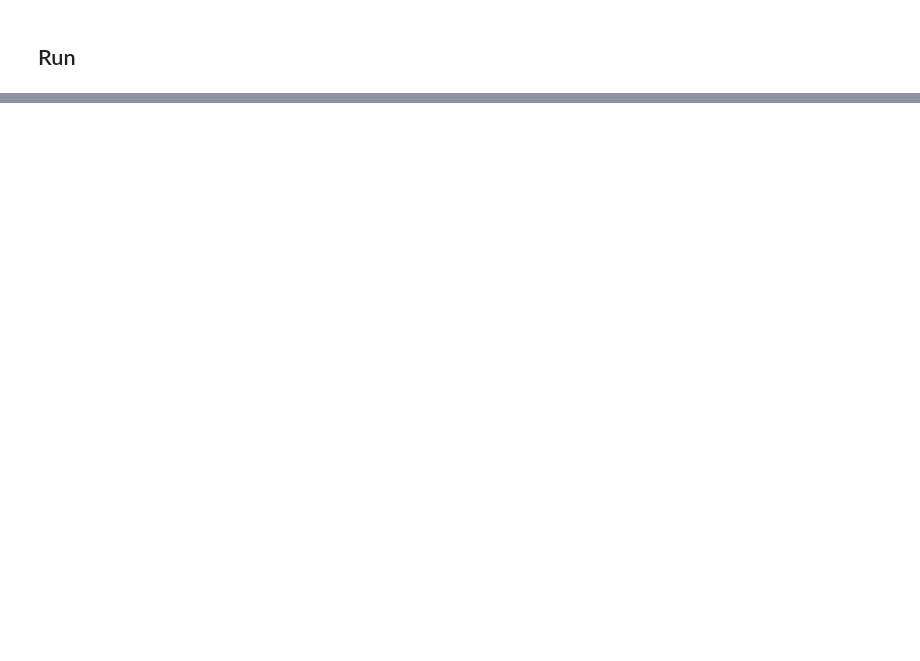
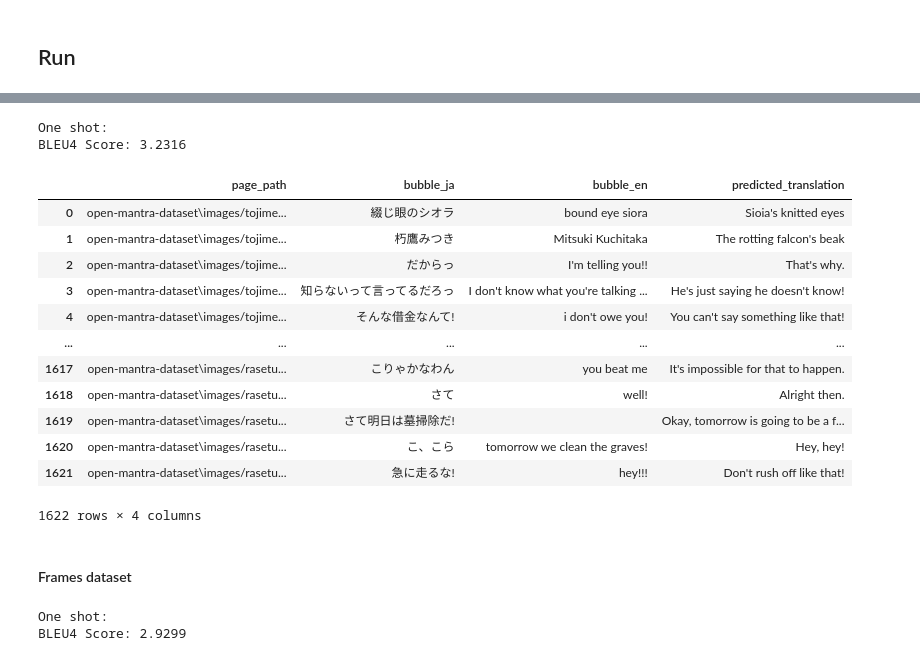
Before and after one commit to CristianMaza/Multimodal-Manga-Translation, a Jupyter notebook: main.ipynb, the cells around one changed output, grey strips where cells are left out. Saved outputs shown, nothing was run; the diff lists cells and outputs as text; code cells hidden in the pictures; blank space fills up the shorter version.

```diff
--- a/main.ipynb
+++ b/main.ipynb
@@ -157,0 +1007,40 @@ df
+# %%
+dataset = dataset_bubble
+#dataset = dataset_bubble[:5]
+
+# ollama running on local
+client = OpenAI(base_url='http://localhost:11434/v1/', api_key='ollama')
+df, bleu4 = evaluate_model_unimodal_bubbles(client, dataset, prompt_text_oneshot_bubbles)
+print(f"One shot:\nBLEU4 Score: {bleu4*100:.4f}")
+# %% [output]
+One shot:
+BLEU4 Score: 3.2316
+# %%
+df
+# %% [output]
+|  | page_path | bubble_ja | bubble_en | predicted_translation |
+| 0 | open-mantra-dataset\images/tojime... | 綴じ眼のシオラ | bound eye siora | Sioia's knitted eyes |
+| 1 | open-mantra-dataset\images/tojime... | 朽鷹みつき | Mitsuki Kuchitaka | The rotting falcon's beak |
+| 2 | open-mantra-dataset\images/tojime... | だからっ | I'm telling you!! | That's why. |
+| 3 | open-mantra-dataset\images/tojime... | 知らないって言ってるだろっ | I don't know what you're talking ... | He's just saying he doesn't know! |
+| 4 | open-mantra-dataset\images/tojime... | そんな借金なんて! | i don't owe you! | You can't say something like that! |
+| ... | ... | ... | ... | ... |
+| 1617 | open-mantra-dataset\images/rasetu... | こりゃかなわん | you beat me | It's impossible for that to happen. |
+| 1618 | open-mantra-dataset\images/rasetu... | さて | well! | Alright then. |
+| 1619 | open-mantra-dataset\images/rasetu... | さて明日は墓掃除だ! |  | Okay, tomorrow is going to be a f... |
+| 1620 | open-mantra-dataset\images/rasetu... | こ、こら | tomorrow we clean the graves! | Hey, hey! |
+| 1621 | open-mantra-dataset\images/rasetu... | 急に走るな! | hey!!! | Don't rush off like that! |
+1622 rows × 4 columns
+# %% [markdown]
+#### Frames dataset
+# %%
+dataset = dataset_frame
+#dataset = dataset_frame[:5]
+
+# ollama running on local
+client = OpenAI(base_url='http://localhost:11434/v1/', api_key='ollama')
+df, bleu4 = evaluate_model_unimodal_frames(client, dataset, prompt_text_oneshot_frames)
+print(f"One shot:\nBLEU4 Score: {bleu4*100:.4f}")
+# %% [output]
+One shot:
+BLEU4 Score: 2.9299
```
Also changed, not shown: parts of 51 cells of this notebook, 1 other file.
